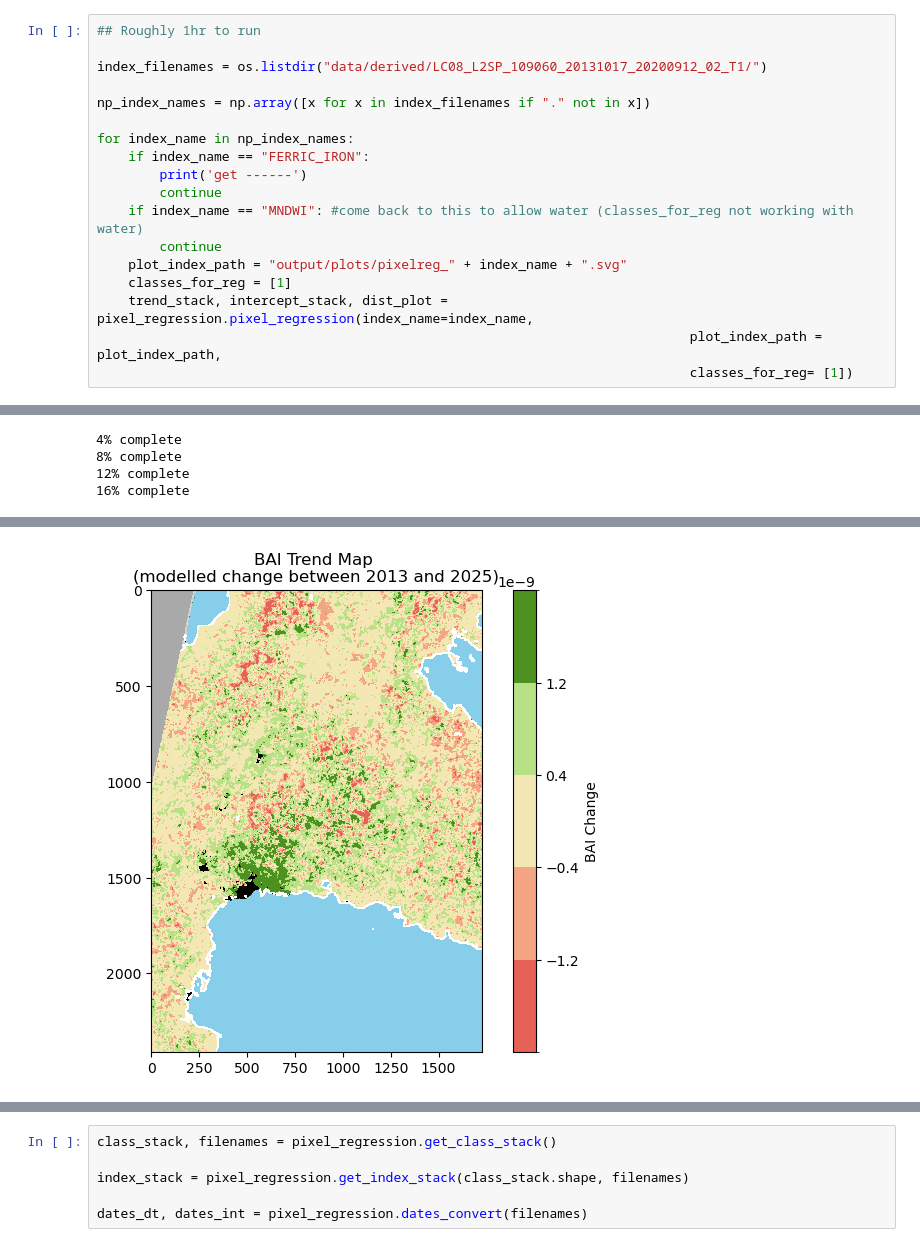
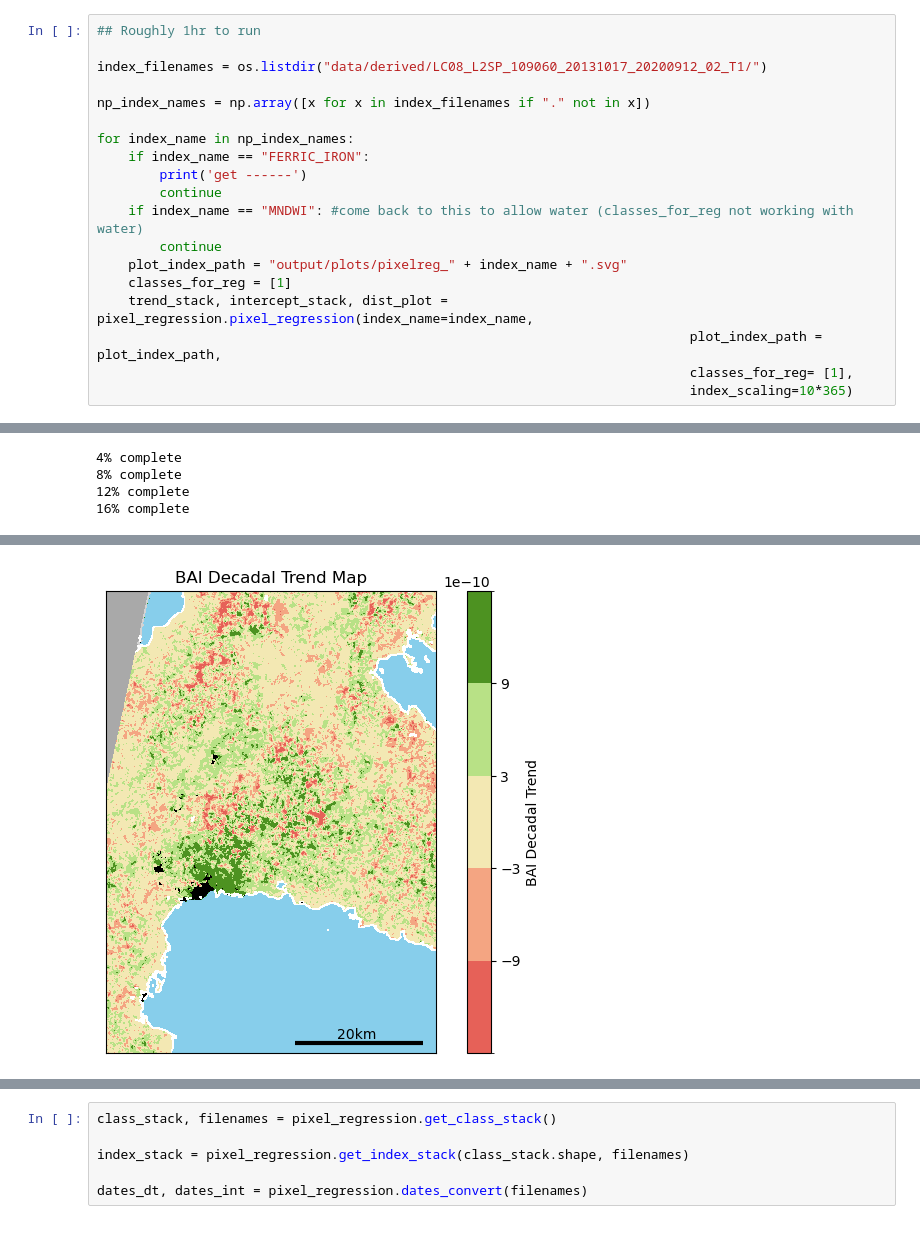
Before and after one commit to alterandos/wedabaywatch, a Jupyter notebook: pixel_regression.ipynb, the cells around one changed output, grey strips where cells are left out. Cells and saved outputs as stored; diff of their text form.

Commit message:
add distance heatmat and add scalebar to plots

```diff
--- a/pixel_regression.ipynb
+++ b/pixel_regression.ipynb
@@ -39,7 +41,8 @@ for index_name in np_index_names:
     classes_for_reg = [1]
     trend_stack, intercept_stack, dist_plot = pixel_regression.pixel_regression(index_name=index_name,
                                                                             plot_index_path = plot_index_path,
-                                                                            classes_for_reg= [1])
+                                                                            classes_for_reg= [1],
+                                                                            index_scaling=10*365)
 # %% [output]
 4% complete
 8% complete
@@ -52,31 +55,31 @@ for index_name in np_index_names:
 37% complete
 41% complete
 45% complete
 49% complete
 ... (32 lines left out)
 87% complete
 91% complete
 95% complete
 99% complete
 4% complete
 8% complete
 12% complete
 16% complete
 20% complete
 24% complete
 28% complete
 33% complete
 37% complete
 41% complete
 45% complete
 49% complete
 53% complete
 58% complete
 62% complete
 66% complete
 ... (173 lines left out)
 87% complete
 91% complete
 95% complete
 99% complete
-[figure, old version]
+[figure, new version]
```
Also changed, not shown: parts of 16 cells of this notebook, 13 other files.
